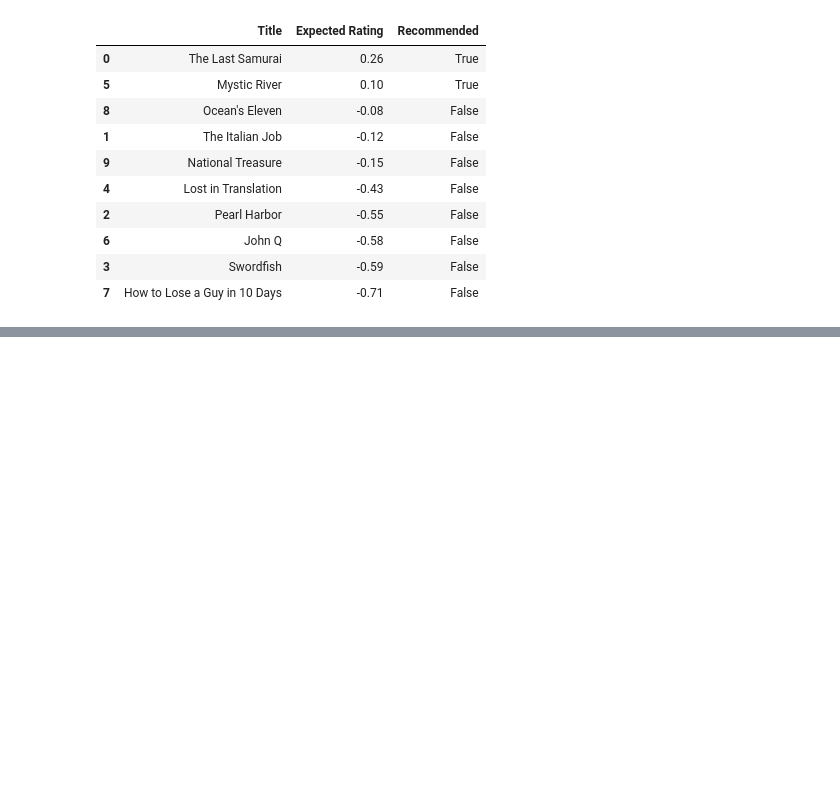
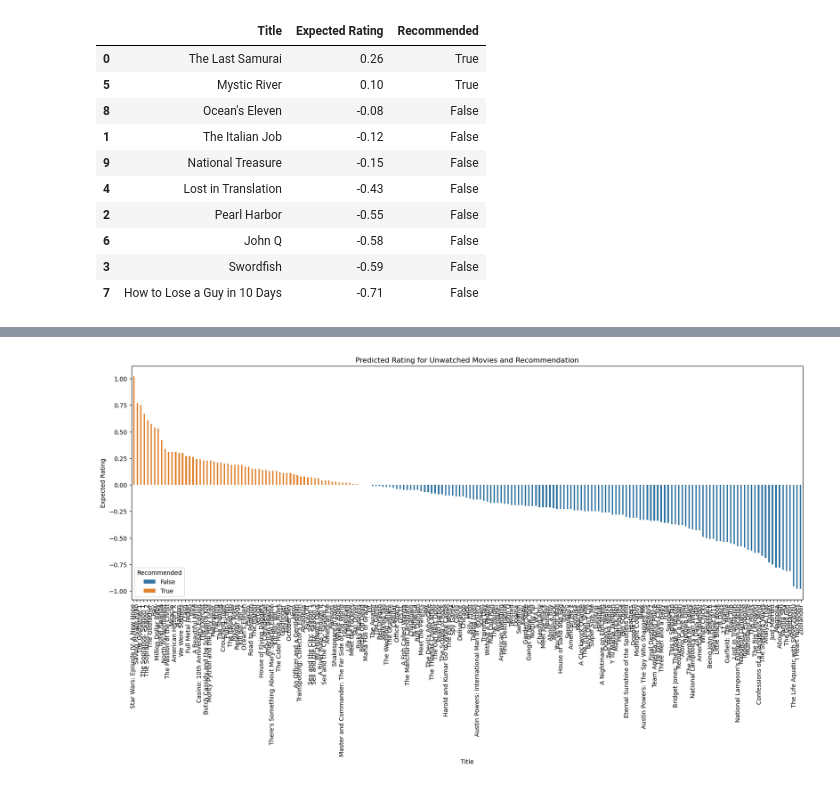
Before and after one commit to erictria/cf-tutorial, a Jupyter notebook: Netflix.ipynb, the cells around one changed output, grey strips where cells are left out. Cells and saved outputs as stored; diff of their text form; code cells hidden in the pictures; blank space fills up the shorter version.

```diff
--- a/Netflix.ipynb
+++ b/Netflix.ipynb
@@ -326,0 +422,4 @@ res5[1]
+# %%
+big_res4 = get_similarity(440, big_scaled_df)
+# %% [output]
+[figure, added]
```
Also changed, not shown: parts of 25 cells of this notebook, 3 other files.
